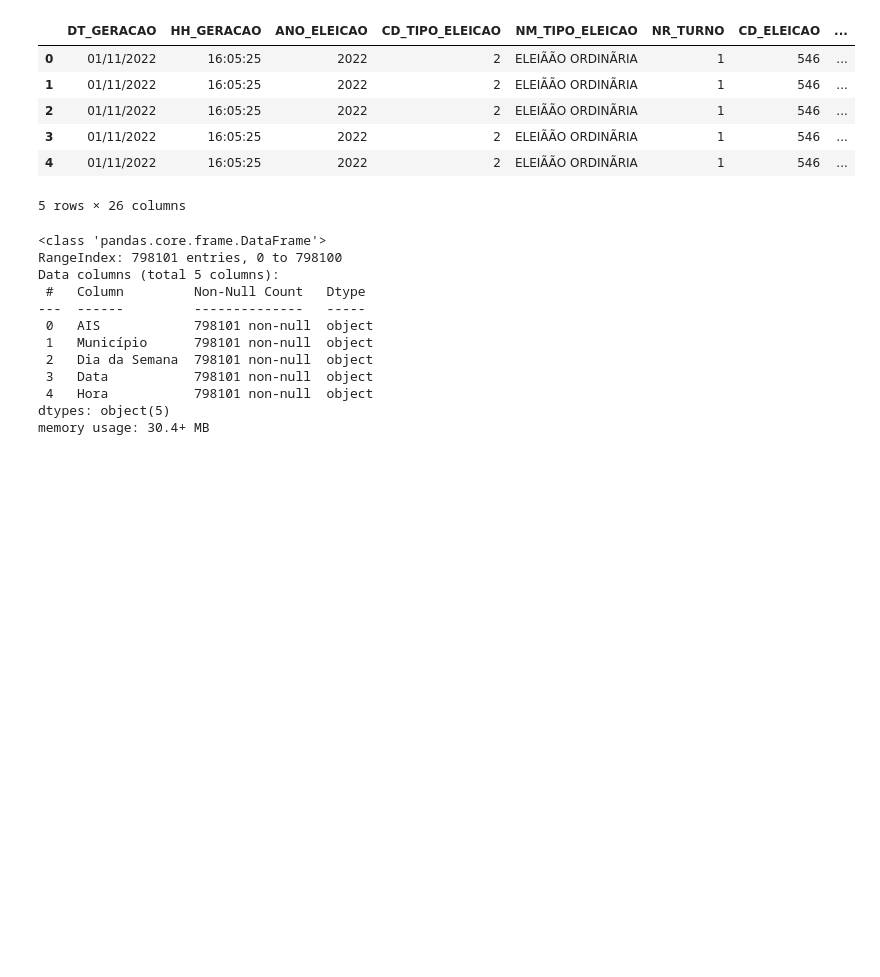
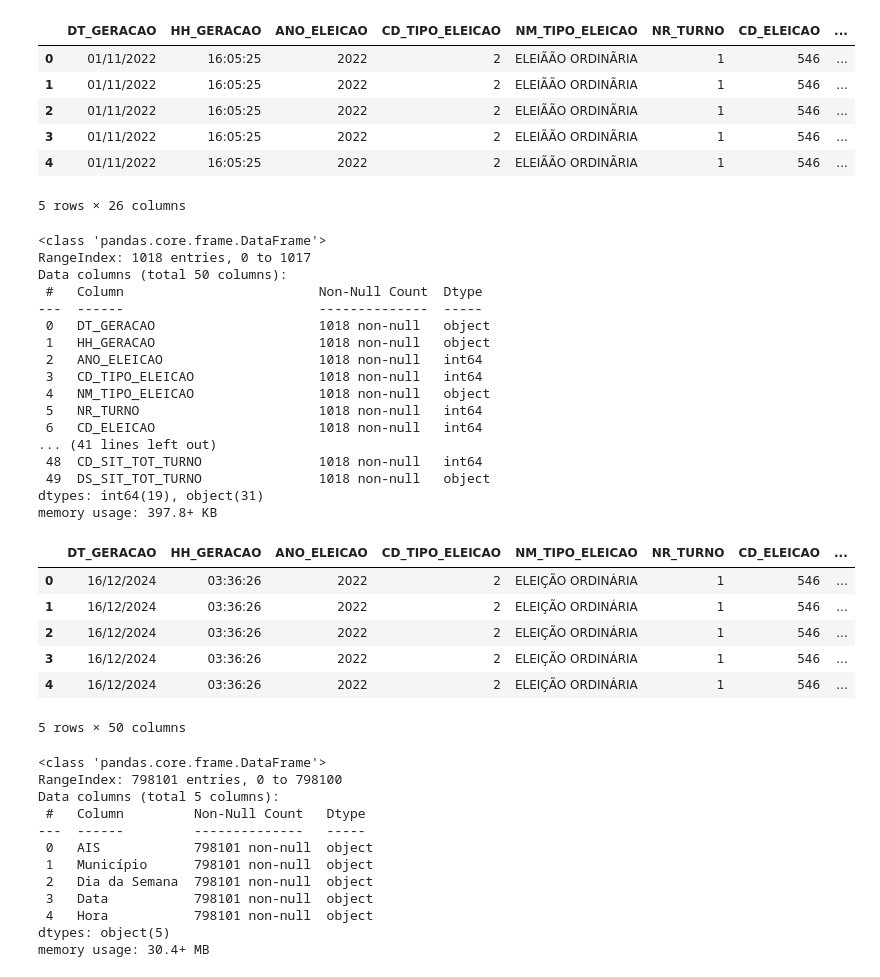
Before and after one commit to JoaoLucas23/BDG, a Jupyter notebook: tratamento_de_dados.ipynb, the cells around one changed output. Cells and saved outputs as stored; diff of their text form; code cells hidden in the pictures; blank space fills up the shorter version.

```diff
--- a/tratamento_de_dados.ipynb
+++ b/tratamento_de_dados.ipynb
@@ -114,4 +114,35 @@ memory usage: 497.9+ MB
 5 rows × 26 columns
+# %%
+# Leitura dos dados dos candidatos de 2022
+
+df_info_candidatos = pd.read_csv('./dados/info_candidatos.csv', encoding='latin1', header=0, sep=';')
+df_info_candidatos.info()
+df_info_candidatos.head(5)
+# %% [output]
+<class 'pandas.core.frame.DataFrame'>
+RangeIndex: 1018 entries, 0 to 1017
+Data columns (total 50 columns):
+ #   Column                         Non-Null Count  Dtype
+---  ------                         --------------  -----
+ 0   DT_GERACAO                     1018 non-null   object
+ 1   HH_GERACAO                     1018 non-null   object
+ 2   ANO_ELEICAO                    1018 non-null   int64
+ 3   CD_TIPO_ELEICAO                1018 non-null   int64
+ 4   NM_TIPO_ELEICAO                1018 non-null   object
+ 5   NR_TURNO                       1018 non-null   int64
+ 6   CD_ELEICAO                     1018 non-null   int64
+... (41 lines left out)
+ 48  CD_SIT_TOT_TURNO               1018 non-null   int64
+ 49  DS_SIT_TOT_TURNO               1018 non-null   object
+dtypes: int64(19), object(31)
+memory usage: 397.8+ KB
+|  | DT_GERACAO | HH_GERACAO | ANO_ELEICAO | CD_TIPO_ELEICAO | NM_TIPO_ELEICAO | NR_TURNO | CD_ELEICAO | ... |
+| 0 | 16/12/2024 | 03:36:26 | 2022 | 2 | ELEIÇÃO ORDINÁRIA | 1 | 546 | ... |
+| 1 | 16/12/2024 | 03:36:26 | 2022 | 2 | ELEIÇÃO ORDINÁRIA | 1 | 546 | ... |
+| 2 | 16/12/2024 | 03:36:26 | 2022 | 2 | ELEIÇÃO ORDINÁRIA | 1 | 546 | ... |
+| 3 | 16/12/2024 | 03:36:26 | 2022 | 2 | ELEIÇÃO ORDINÁRIA | 1 | 546 | ... |
+| 4 | 16/12/2024 | 03:36:26 | 2022 | 2 | ELEIÇÃO ORDINÁRIA | 1 | 546 | ... |
+5 rows × 50 columns
 # %%
 # Leitura dos dados de furtos 2009 a 2023
 
```
Also changed, not shown: parts of 24 cells of this notebook, 1 other file.
